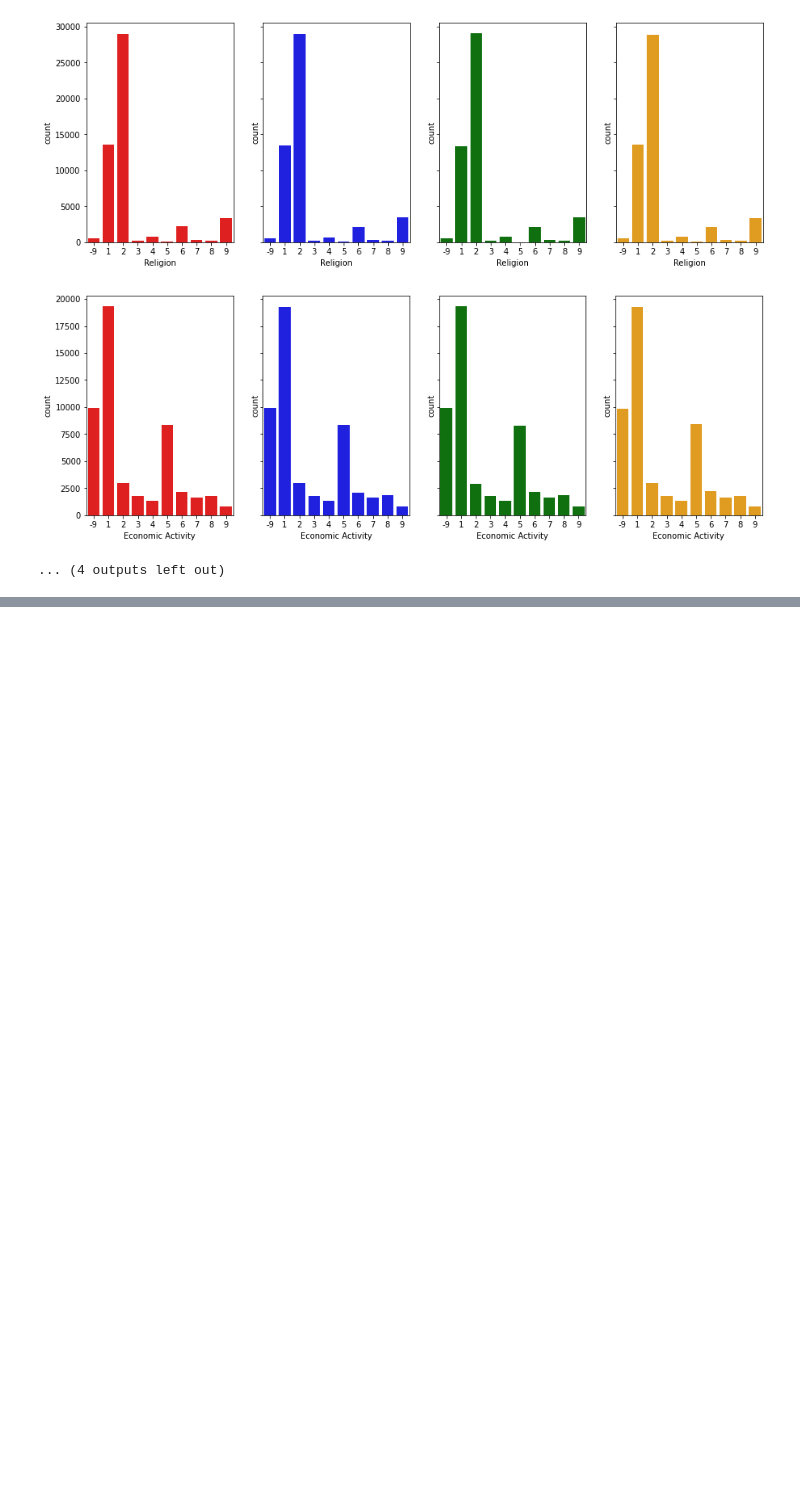
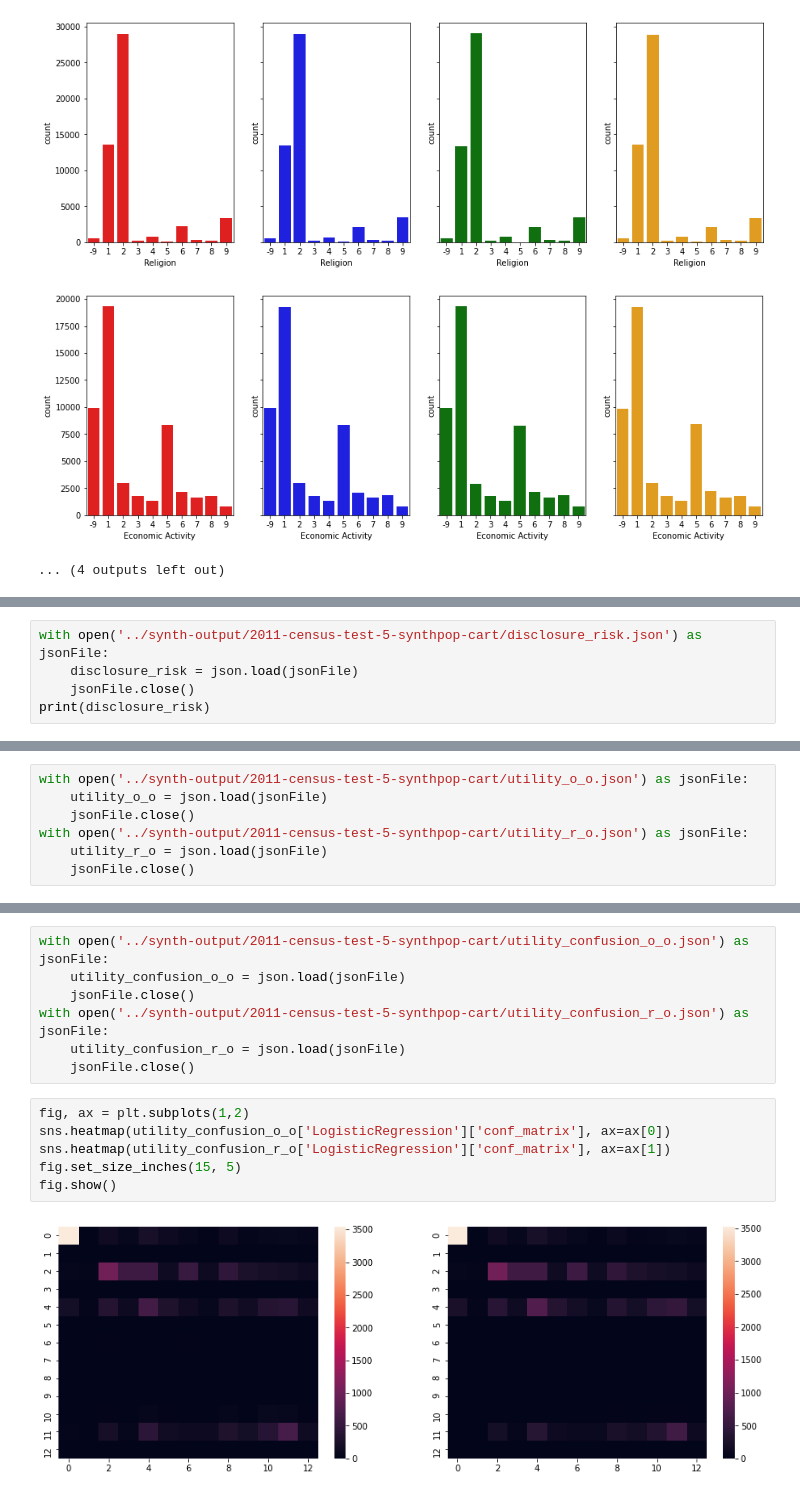
Before and after one commit to alan-turing-institute/QUIPP-pipeline, a Jupyter notebook: notebooks/Census 2011 Microdata - Synthetic Data Generation with QUIPP.ipynb, the cells around one changed output, grey strips where cells are left out. Drawn from its saved outputs; the diff is of its cells as text; blank space fills up the shorter version.

Commit message:
heatmaps

```diff
--- a/notebooks/Census 2011 Microdata - Synthetic Data Generation with QUIPP.ipynb
+++ b/notebooks/Census 2011 Microdata - Synthetic Data Generation with QUIPP.ipynb
@@ -116,0 +119,5 @@ for col in interesting_columns: # normalise y axis if possible
+# %%
+with open('../synth-output/2011-census-test-5-synthpop-cart/disclosure_risk.json') as jsonFile:
+    disclosure_risk = json.load(jsonFile)
+    jsonFile.close()
+print(disclosure_risk)
@@ -116,0 +128,7 @@ for col in interesting_columns: # normalise y axis if possible
+# %%
+with open('../synth-output/2011-census-test-5-synthpop-cart/utility_o_o.json') as jsonFile:
+    utility_o_o = json.load(jsonFile)
+    jsonFile.close()
+with open('../synth-output/2011-census-test-5-synthpop-cart/utility_r_o.json') as jsonFile:
+    utility_r_o = json.load(jsonFile)
+    jsonFile.close()
@@ -116,0 +146,15 @@ for col in interesting_columns: # normalise y axis if possible
+# %%
+with open('../synth-output/2011-census-test-5-synthpop-cart/utility_confusion_o_o.json') as jsonFile:
+    utility_confusion_o_o = json.load(jsonFile)
+    jsonFile.close()
+with open('../synth-output/2011-census-test-5-synthpop-cart/utility_confusion_r_o.json') as jsonFile:
+    utility_confusion_r_o = json.load(jsonFile)
+    jsonFile.close()
+# %%
+fig, ax = plt.subplots(1,2)
+sns.heatmap(utility_confusion_o_o['LogisticRegression']['conf_matrix'], ax=ax[0])
+sns.heatmap(utility_confusion_r_o['LogisticRegression']['conf_matrix'], ax=ax[1])
+fig.set_size_inches(15, 5)
+fig.show()
+# %% [output]
+[figure, added]
```
Also changed, not shown: parts of 10 cells of this notebook.
